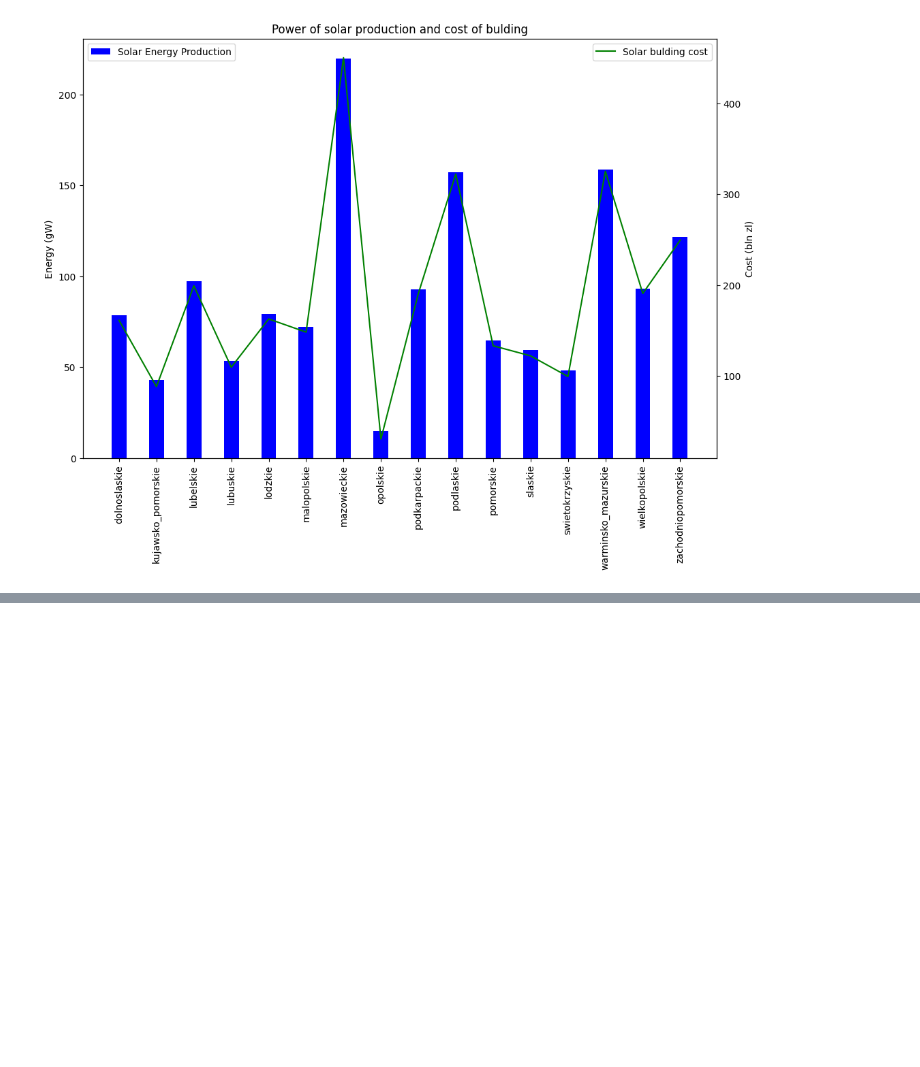
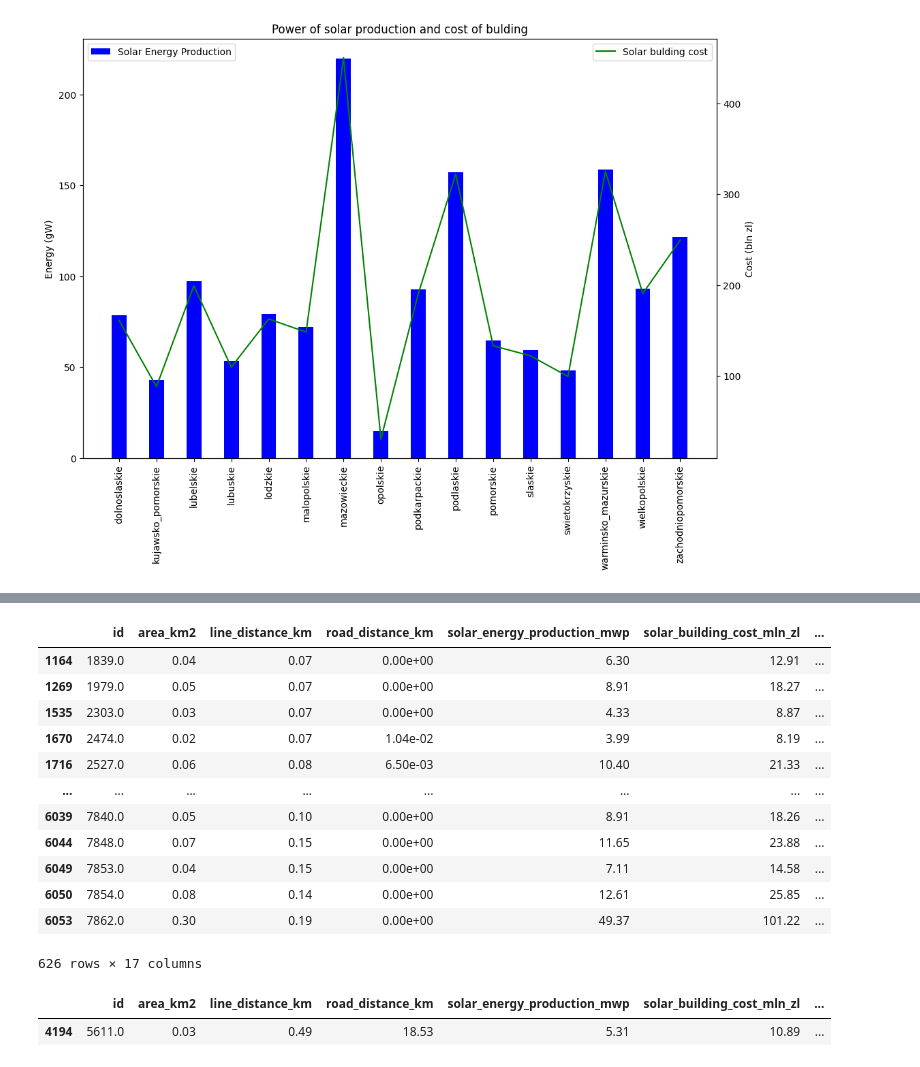
Before and after one commit to geoworldlook/Renewable_energy_optimum_location_function, a Jupyter notebook: Step_5_Analysis_Jupyter.ipynb, the cells around one changed output, grey strips where cells are left out. Saved outputs shown, nothing was run; the diff lists cells and outputs as text; code cells hidden in the pictures; blank space fills up the shorter version.

```diff
--- a/Step_5_Analysis_Jupyter.ipynb
+++ b/Step_5_Analysis_Jupyter.ipynb
@@ -486,16 +486,16 @@ query = (
     f"    WHEN area * {effective_solar_panel_area} * {efficiency} * 1e-3 > 1 THEN 2.05 * area * {effective_solar_panel_area} * {efficiency} * 1e-3 "
     f"    ELSE 0 "
     f"END AS solar_building_cost_mln_zl, "
-    f"((SELECT MAX(value) FROM (SELECT {sum_columns} AS value FROM {table_name}) subquery) - ({sum_columns})) * (area * {effective_solar_panel_area} * {efficiency}) * -1e-3 AS energy_production_by_year_mW, " # obliczenie
+    f"((SELECT MAX(value) FROM (SELECT {sum_columns} AS value FROM {table_name}) subquery) - ({sum_columns})) * (area * {effective_solar_panel_area} * {efficiency})  * 1e-3 AS energy_production_by_year_mW, " # obliczenie
     # róznicy między obszarami o największym naslonecznieniu w województwie, ponieważ może być bardziej opłacalne budowanie w tym obszarze
     # i obliczenie ile wiecej pradu wyprodukuje dany obszar [mW]. Parametr będzie miał wartość ujemne dla obszarów o mniejszej produkcji prądu przez rok w oparciu o dozwoloną powierzchnie i warunki nasłonecznienia. 0 najlepiej, wieksze 1 to gorzej x tym
-    f"((SELECT MAX(value) FROM (SELECT {sum_columns} AS value FROM {table_name}) subquery) - ({sum_columns})) * - 1 AS solar_radiation_difference_kw "
+    f"((SELECT MAX(value) FROM (SELECT {sum_columns} AS value FROM {table_name}) subquery) - ({sum_columns}))  AS solar_radiation_difference_kw "
     f"FROM {table_name}"
 )
 
     # result to pandas
 result_df = pd.read_sql(query, conn)
-result_df
+
 
 #syntetyczny wskaźnik dla odległosci dróg i linii energetycznych na podstawie którego będziemy tworzyć wagi i na tej podstawie obliczymy optymalne wartośći
 # i wybierzemy najlepszy stosunek ceny/powierzchni/do produkcji elektycznej w danym miejscu tzn uzyjemy sumy energii dla danego poligonu
@@ -545,0 +526,4 @@ result_df
+# %%
+# im wyższy wskaźnik tym gorsze miejsce
+result_df['parametr_sum'] = result_df['road_distance_cost_parametr'] + result_df['line_distance_cost_parametr'] + result_df['solar_radiation_difference_parametr'] + result_df['solar_radiation_energy_parametr']
+result_df
@@ -545,0 +602,8 @@ result_df
+# %%
+def calculate_objective(row, w1, w2, w3, w4):
+    return -w1 * row['road_distance_cost_parametr'] - w2 * row['line_distance_cost_parametr'] \
+           + w3 * row['solar_radiation_difference_parametr'] + w4 * row['solar_radiation_energy_parametr']
+
+result_df['objective_value'] = result_df.apply(calculate_objective, axis=1, args=(w_1, w_2, w_3, w_4))
+
+result_df
@@ -545,0 +624,36 @@ result_df
+# %%
+# Załóżmy, że obie wartości powinny być jak najniższe
+optimal_rows = result_df[(result_df['parametr_sum'] <= result_df['parametr_sum'].quantile(0.5)) &
+                  (result_df['objective_value'] <= result_df['objective_value'].quantile(0.5))]
+
+
+# Oblicz rangi dla obu kolumn
+result_df['rank_sum'] = result_df['parametr_sum'].rank()
+result_df['rank_objective'] = result_df['objective_value'].rank()
+
+# Oblicz różnicę między rangami
+result_df['rank_difference'] = (result_df['rank_sum'] - result_df['rank_objective']).abs()
+
+# Wybierz ID z największymi różnicami
+largest_diff = result_df[result_df['rank_difference'] == result_df['rank_difference'].max()]
+
+optimal_rows
+# %% [output]
+|  | id | area_km2 | line_distance_km | road_distance_km | solar_energy_production_mwp | solar_building_cost_mln_zl | ... |
+| 1164 | 1839.0 | 0.04 | 0.07 | 0.00e+00 | 6.30 | 12.91 | ... |
+| 1269 | 1979.0 | 0.05 | 0.07 | 0.00e+00 | 8.91 | 18.27 | ... |
+| 1535 | 2303.0 | 0.03 | 0.07 | 0.00e+00 | 4.33 | 8.87 | ... |
+| 1670 | 2474.0 | 0.02 | 0.07 | 1.04e-02 | 3.99 | 8.19 | ... |
+| 1716 | 2527.0 | 0.06 | 0.08 | 6.50e-03 | 10.40 | 21.33 | ... |
+| ... | ... | ... | ... | ... | ... | ... | ... |
+| 6039 | 7840.0 | 0.05 | 0.10 | 0.00e+00 | 8.91 | 18.26 | ... |
+| 6044 | 7848.0 | 0.07 | 0.15 | 0.00e+00 | 11.65 | 23.88 | ... |
+| 6049 | 7853.0 | 0.04 | 0.15 | 0.00e+00 | 7.11 | 14.58 | ... |
+| 6050 | 7854.0 | 0.08 | 0.14 | 0.00e+00 | 12.61 | 25.85 | ... |
+| 6053 | 7862.0 | 0.30 | 0.19 | 0.00e+00 | 49.37 | 101.22 | ... |
+626 rows × 17 columns
+# %%
+largest_diff
+# %% [output]
+|  | id | area_km2 | line_distance_km | road_distance_km | solar_energy_production_mwp | solar_building_cost_mln_zl | ... |
+| 4194 | 5611.0 | 0.03 | 0.49 | 18.53 | 5.31 | 10.89 | ... |
```
Also changed, not shown: parts of 5 cells of this notebook.
